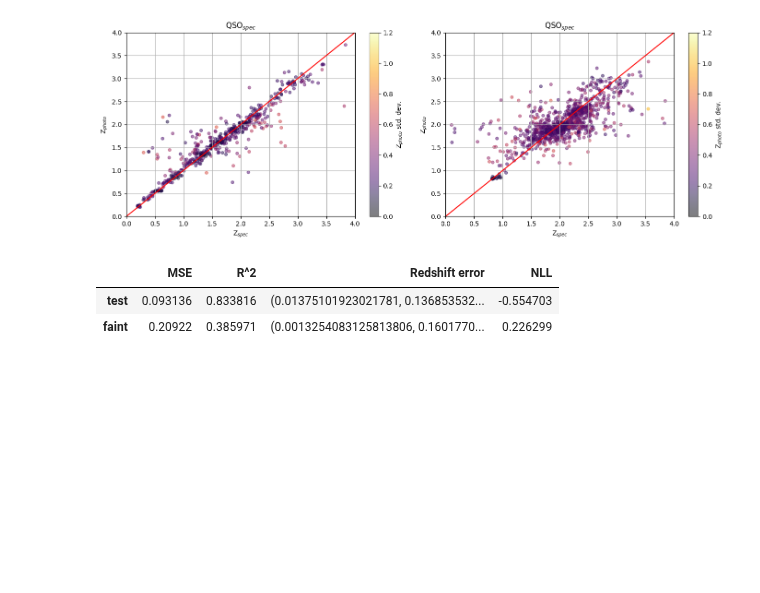
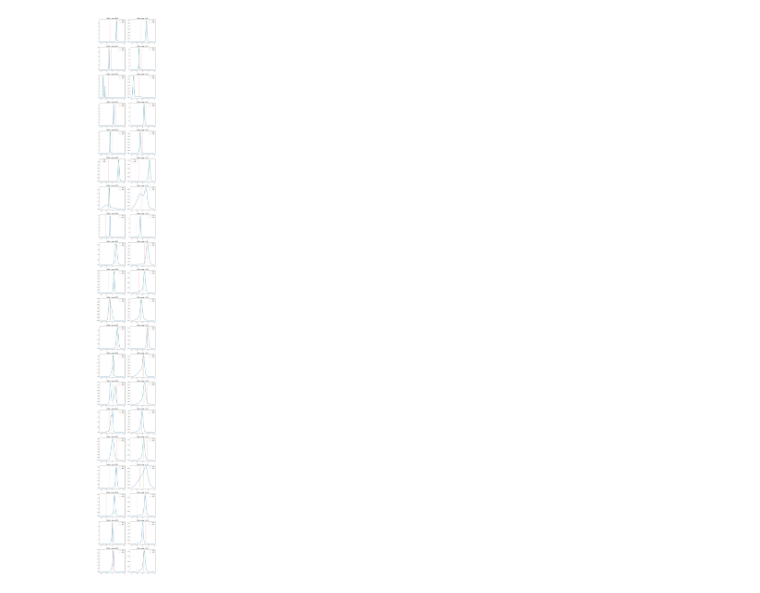
Before and after one commit to kacper-drabicki/redshift, a Jupyter notebook: Untitled.ipynb, the cells around one changed output. Drawn from its saved outputs; the diff is of its cells as text; code cells hidden in the pictures; blank space fills up the shorter version.

Commit message:
fixed metrics; plotted 20 objects distributions

```diff
--- a/Untitled.ipynb
+++ b/Untitled.ipynb
@@ -8,9 +8,15 @@ importlib.reload(data_frame)
 importlib.reload(models)
 
 filePath = "../KiDS-DR5-WCScut_x_DESI-DR1-small.fits"
-model_path = f"../models/experiment2/BNN_last_3_layers/variables/variables"
-df = data_frame.DataFrame(filePath, "QSO", data_frame.MaxFiller())
+model_path = f"../models/experiment2/BNN_last_3_layers_2/variables/variables"
+df = data_frame.DataFrame(filePath, "QSO",)
 
-config = {}
-model = models.MLModelContext(strategy=models.BayesianNN(df, config))
-model.load_weights(model_path)
+config = {"num_components":3}
+bnn = models.MLModelContext(strategy=models.BayesianNN(df, config))
+bnn.load_weights(model_path)
+
+filePath = "../KiDS-DR5-WCScut_x_DESI-DR1-small.fits"
+model_path = f"../models/experiment2/MG_3_components_3/variables/variables"
+
+gmm = models.MLModelContext(strategy=models.MixtureGaussian(df, config))
+gmm.load_weights(model_path)
@@ -19,12 +22,0 @@ model.test_predict()
-# %%
-import evaluator
-importlib.reload(evaluator)
-
-ev = evaluator.Evaluator(df)
-ev.redshift_std()
-ev.evaluate_metrics()
-# %% [output]
-[figure, removed]
-|  | MSE | R^2 | Redshift error | NLL |
-| test | 0.093136 | 0.833816 | (0.01375101923021781, 0.136853532... | -0.554703 |
-| faint | 0.20922 | 0.385971 | (0.0013254083125813806, 0.1601770... | 0.226299 |
@@ -32,0 +57,27 @@ ev.evaluate_metrics()
+# %%
+import matplotlib.pyplot as plt
+fig, axes = plt.subplots(20,2, figsize=(10,100))
+
+for i in range(20):
+    axes[i][0].plot(points, gmm_points[i][0])
+    axes[i][0].vlines(x = gmm_points[i][1], ymin=0, ymax=np.max(gmm_points[i][0]), colors="green", linestyles="dotted", label="Pred")
+    axes[i][0].vlines(x = gmm_points[i][2], ymin=0, ymax=np.max(gmm_points[i][0]), colors="red", linestyles="dotted", label="True")
+    axes[i][0].legend()
+    axes[i][0].set_title(f"GMM; r mag: {gmm_points[i][3]:.2f}")
+
+    axes[i][1].plot(points, bnn_points[i][0])
+    axes[i][1].vlines(x = bnn_points[i][1], ymin=0, ymax=np.max(bnn_points[i][0]), colors="green", linestyles="dotted", label="Pred")
+    axes[i][1].vlines(x = bnn_points[i][2], ymin=0, ymax=np.max(bnn_points[i][0]), colors="red", linestyles="dotted", label="True")
+    axes[i][1].legend()
+    axes[i][1].set_title(f"BNN; r mag: {bnn_points[i][3]:.2f}")
+
+plt.subplots_adjust(hspace=0.2)
+plt.show()
+# plt.plot(points, probs)
+# plt.vlines(x=y_test[n:n+1], ymin=0, ymax=6, colors="red", linestyles="dotted", label="True")
+# plt.vlines(x=y_pred, ymin=0, ymax=6, colors="green", linestyles="dotted", label="Pred")
+# plt.legend()
+# plt.title(f"Object {n}: {"faint" if faint.item() else "not faint"} GMM")
+# plt.show()
+# %% [output]
+[figure, added]
```
Also changed, not shown: parts of 3 cells of this notebook, 7 other files.
